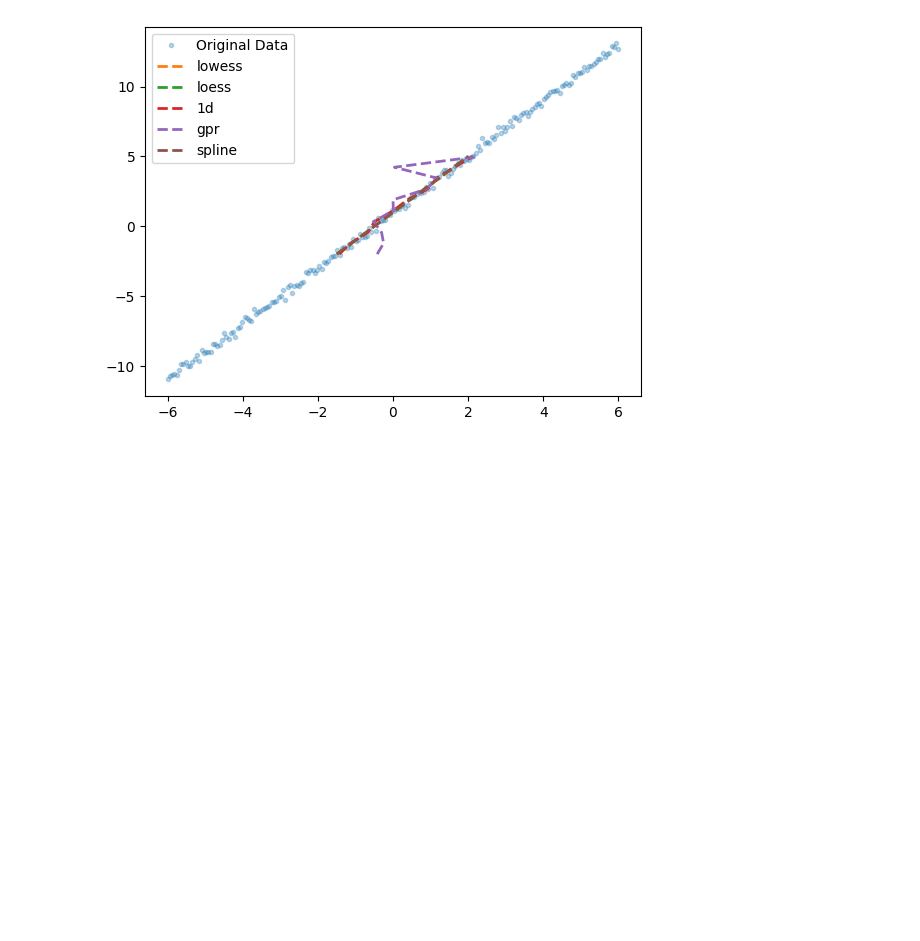
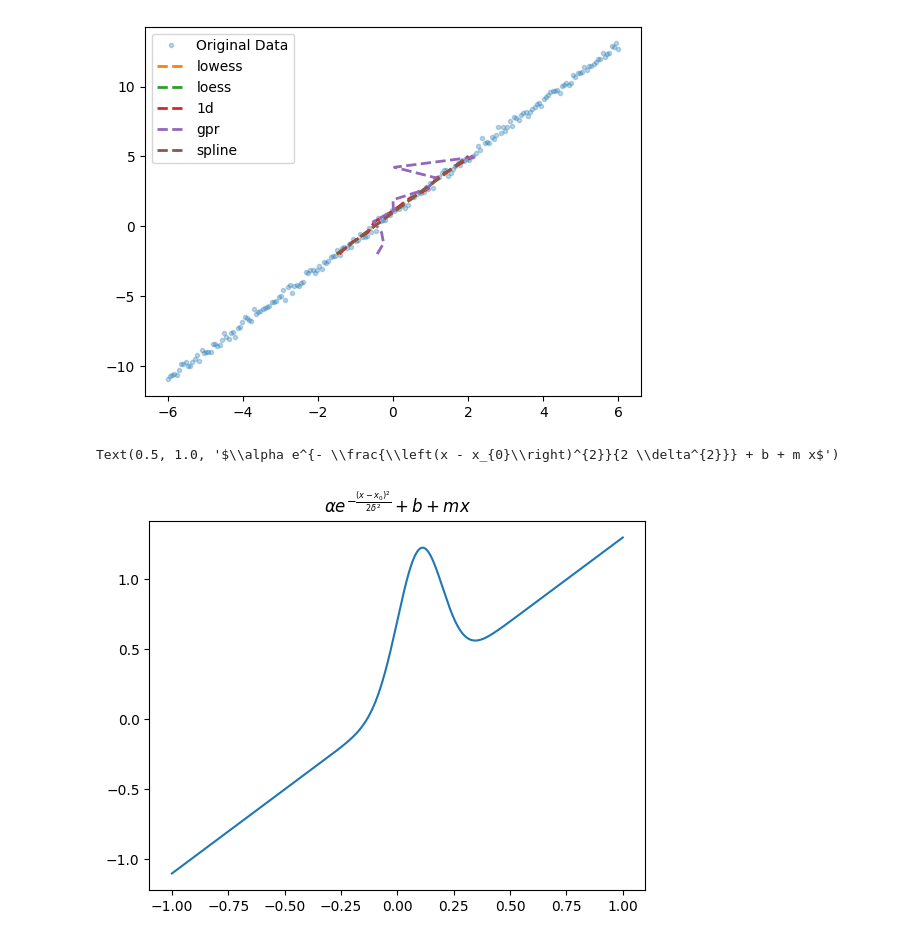
Before and after one commit to sandersa-nist/univariate_tools, a Jupyter notebook: examples/functional_examples_2.ipynb, the cells around one changed output. Saved outputs shown, nothing was run; the diff lists cells and outputs as text; code cells hidden in the pictures; blank space fills up the shorter version.

```diff
--- a/examples/functional_examples_2.ipynb
+++ b/examples/functional_examples_2.ipynb
@@ -105,3 +105,15 @@ spline:[-1.49240576 -1.10310734 -0.71385627 -0.32488295  0.06408518  0.45284589
   0.8410345   1.22840892  1.61501529  2.0007967 ],[-2.         -1.22222222 -0.44444444  0.33333333  1.11111111  1.88888889
   2.66666667  3.44444444  4.22222222  5.        ]
 [figure]
+# %%
+from univariate_tools import *
+# lets make a composite function
+line=FunctionalModel(parameters=["m","b"],variables="x",equation="m*x+b")
+gaussian=FunctionalModel(parameters="alpha x0 delta",variables="x",equation="alpha*exp(-1*(x-x0)^2/(2*delta**2))")
+gauss_line=line+gaussian
+x_data=np.linspace(-1,1,1000)
+plt.plot(x_data,gauss_line(alpha=1,x0=.1,delta=.1,m=1.2,b=.1,x=x_data))
+plt.title("${0}$".format(gauss_line.to_latex()))
+# %% [output]
+Text(0.5, 1.0, '$\\alpha e^{- \\frac{\\left(x - x_{0}\\right)^{2}}{2 \\delta^{2}}} + b + m x$')
+[figure, added]
```
Also changed, not shown: 1 other file.
